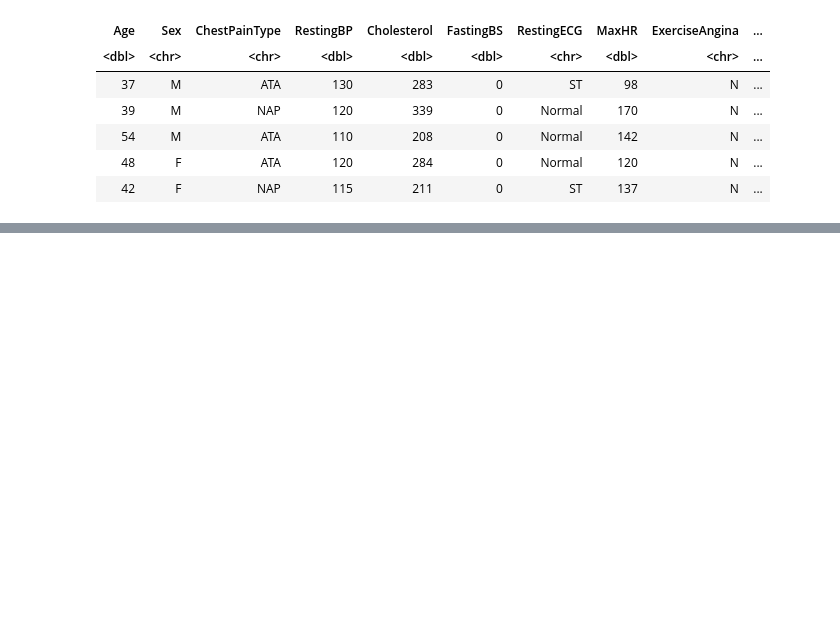
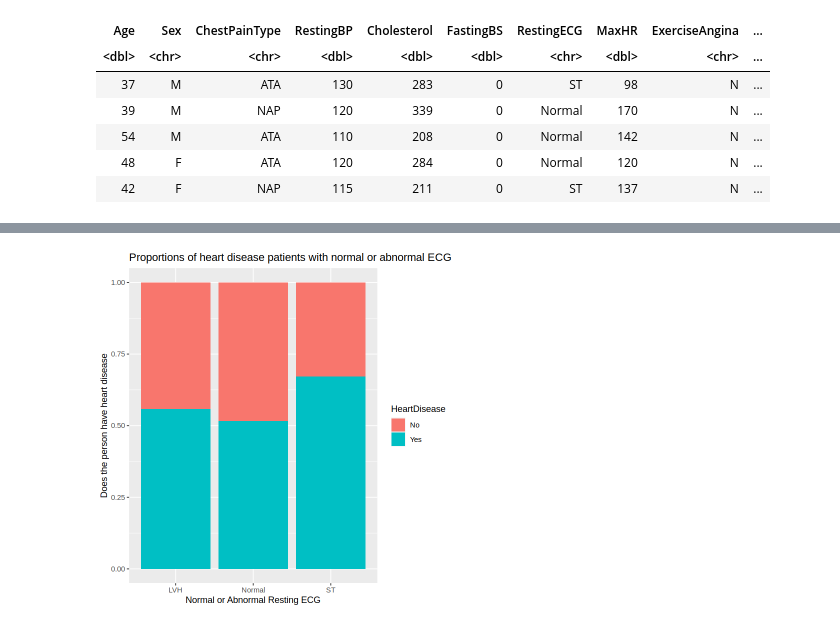
Before and after one commit to Muskandavee/PROPOSAL-, a Jupyter notebook: proposal.ipynb, the cells around one changed output, grey strips where cells are left out. Cells and saved outputs as stored; diff of their text form; code cells hidden in the pictures; blank space fills up the shorter version.

```diff
--- a/proposal.ipynb
+++ b/proposal.ipynb
@@ -69,0 +89,12 @@ A tibble: 5 × 12
+# %%
+options(repr.plot.width = 6, repr.plot.height = 6)
+Resting_ECG_plot<-heart_disease_train|>
+ggplot(aes(x=RestingECG, fill=HeartDisease))+
+geom_bar(position="fill")+
+xlab("Normal or Abnormal Resting ECG")+
+ylab("Does the person have heart disease")+
+labs("Heart Disease")+
+ggtitle("Proportions of heart disease patients with normal or abnormal ECG")
+Resting_ECG_plot
+# %% [output]
+[figure, added]
```
Also changed, not shown: parts of 7 cells of this notebook.
